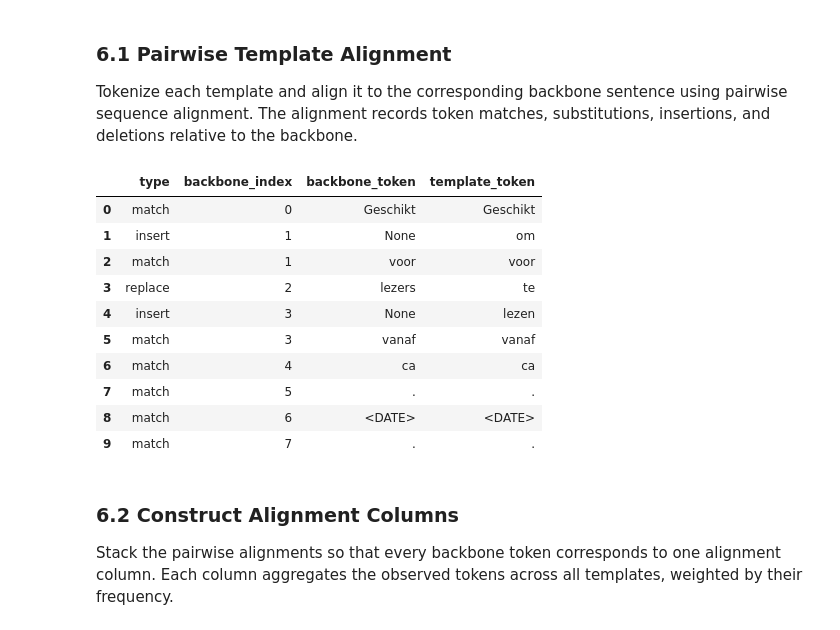
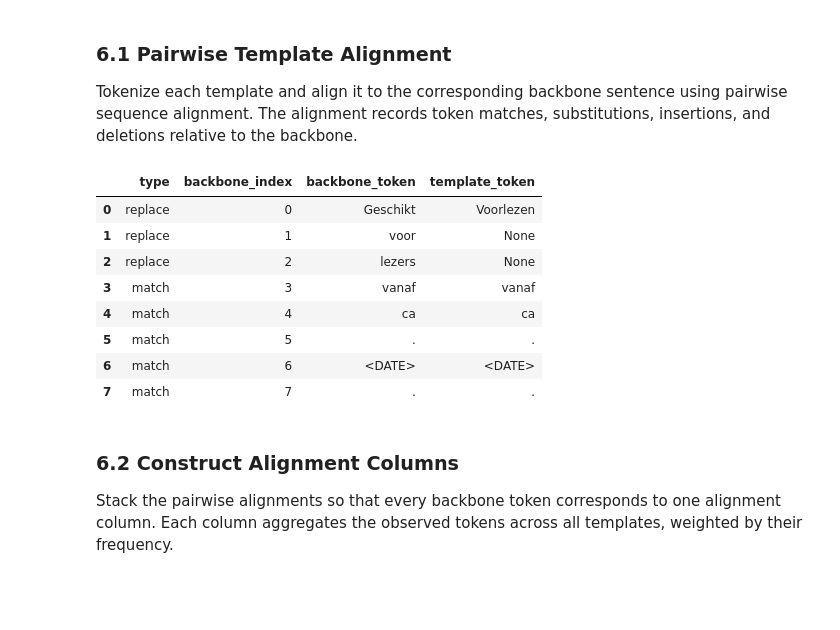
Before and after one commit to phwvng/Bookarang_3, a Jupyter notebook: 2_main.ipynb, the cells around one changed output. Drawn from its saved outputs; the diff is of its cells as text; code cells hidden in the pictures; blank space fills up the shorter version.

```diff
--- a/2_main.ipynb
+++ b/2_main.ipynb
@@ -748,31 +748,29 @@ def align_to_backbone(backbone_tokens, template_tokens):
 # %%
 example_function = "reading_age"
 
 backbone = get_function_medoid(example_function)
 example_template = (
     common_df[common_df["function"] == example_function]
     .sort_values("count", ascending=False)
-    .iloc[1]["template"]
+    .iloc[2]["template"]
 )
 
 pd.DataFrame(
     align_to_backbone(
         tokenize_template(backbone),
         tokenize_template(example_template)
     )
 )
 # %% [output]
 |  | type | backbone_index | backbone_token | template_token |
-| 0 | match | 0 | Geschikt | Geschikt |
-| 1 | insert | 1 | None | om |
-| 2 | match | 1 | voor | voor |
-| 3 | replace | 2 | lezers | te |
-| 4 | insert | 3 | None | lezen |
-| 5 | match | 3 | vanaf | vanaf |
-| 6 | match | 4 | ca | ca |
-| 7 | match | 5 | . | . |
-| 8 | match | 6 | <DATE> | <DATE> |
-| 9 | match | 7 | . | . |
+| 0 | replace | 0 | Geschikt | Voorlezen |
+| 1 | replace | 1 | voor | None |
+| 2 | replace | 2 | lezers | None |
+| 3 | match | 3 | vanaf | vanaf |
+| 4 | match | 4 | ca | ca |
+| 5 | match | 5 | . | . |
+| 6 | match | 6 | <DATE> | <DATE> |
+| 7 | match | 7 | . | . |
 # %% [markdown]
 ### 6.2 Construct Alignment Columns
 
```
Also changed, not shown: parts of 8 cells of this notebook.
